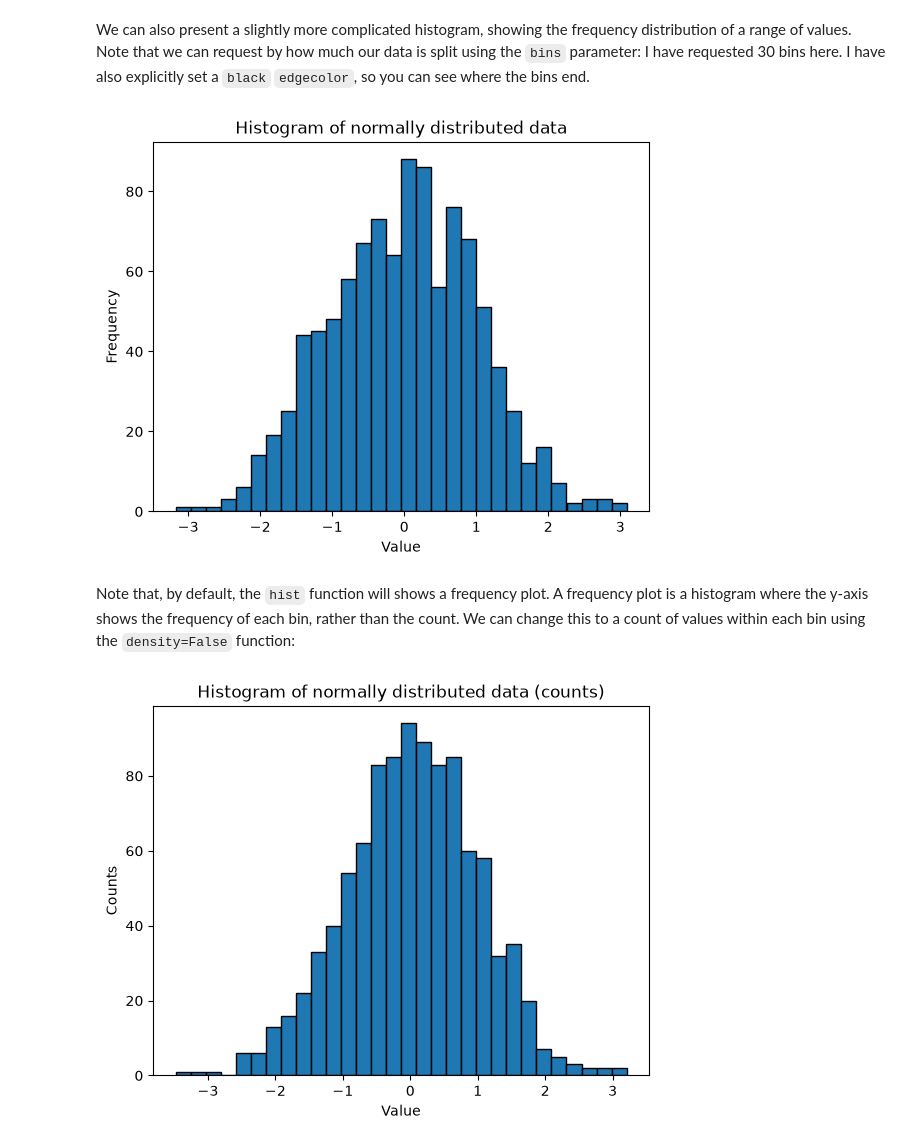
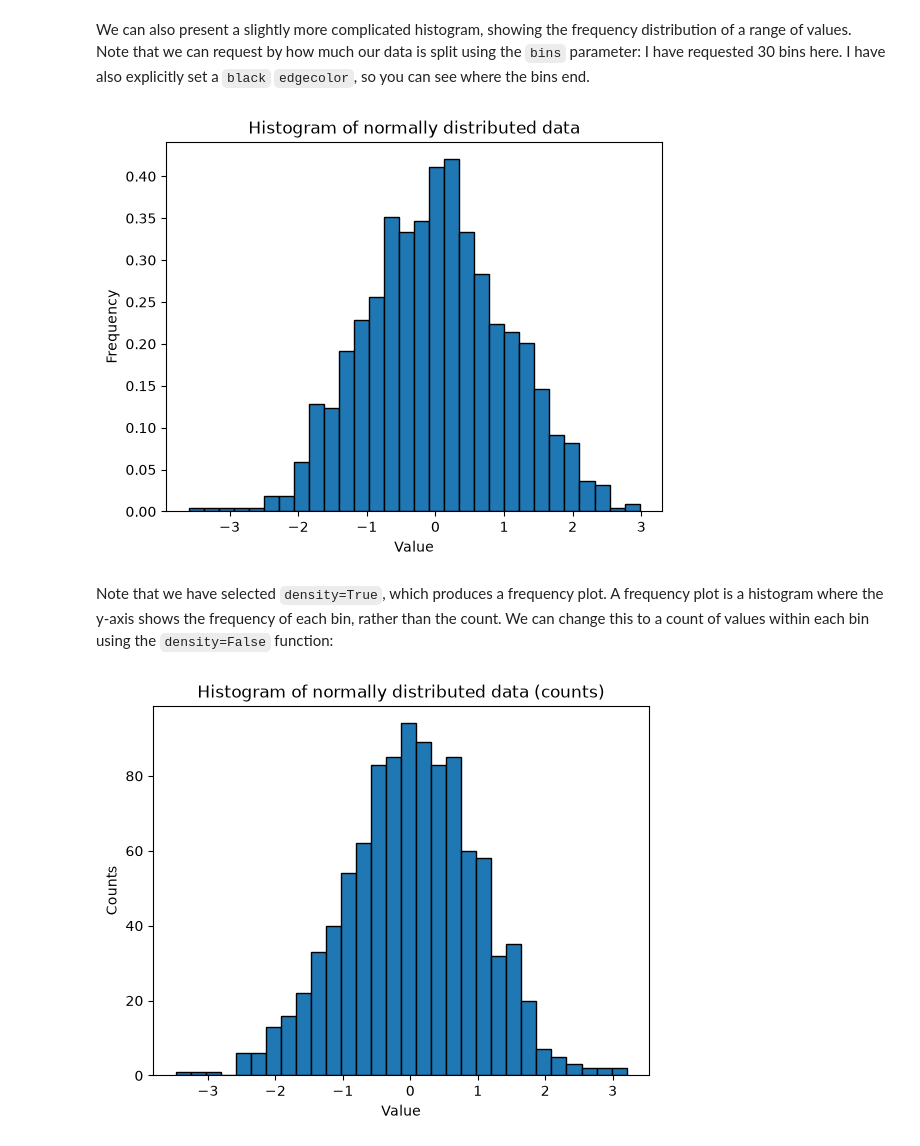
Before and after one commit to trchudley/geospatial-scientific-computing, a Jupyter notebook: week/02/02-plotting.ipynb, the cells around one changed output. Saved outputs shown, nothing was run; the diff lists cells and outputs as text; code cells hidden in the pictures.

```diff
--- a/week/02/02-plotting.ipynb
+++ b/week/02/02-plotting.ipynb
@@ -225,19 +225,19 @@ We can also present a slightly more complicated histogram, showing the frequency
 # %%
 data = np.random.normal(loc=0, scale=1, size=1000)  # Generate 1000 random numbers from a normal distribution
 
 fig, ax = plt.subplots()
 
-ax.hist(data, bins=30, color='tab:blue', edgecolor='black')  # 'bins' specifies the number of bins in the histogram
+ax.hist(data, bins=30, color='tab:blue', edgecolor='black', density=True)  # 'bins' specifies the number of bins in the histogram
 
 ax.set_xlabel('Value')
 ax.set_ylabel('Frequency')
 ax.set_title('Histogram of normally distributed data')
 
 plt.show()
 # %% [output]
-[figure, old version]
+[figure, new version]
 # %% [markdown]
-Note that, by default, the `hist` function will shows a frequency plot. A frequency plot is a histogram where the y-axis shows the frequency of each bin, rather than the count. We can change this to a count of values within each bin using the `density=False` function:
+Note that we have selected `density=True`, which produces a frequency plot. A frequency plot is a histogram where the y-axis shows the frequency of each bin, rather than the count. We can change this to a count of values within each bin using the `density=False` function:
 # %%
 # Second histogram example, this time showing how to get counts rather than frequency
 
```
